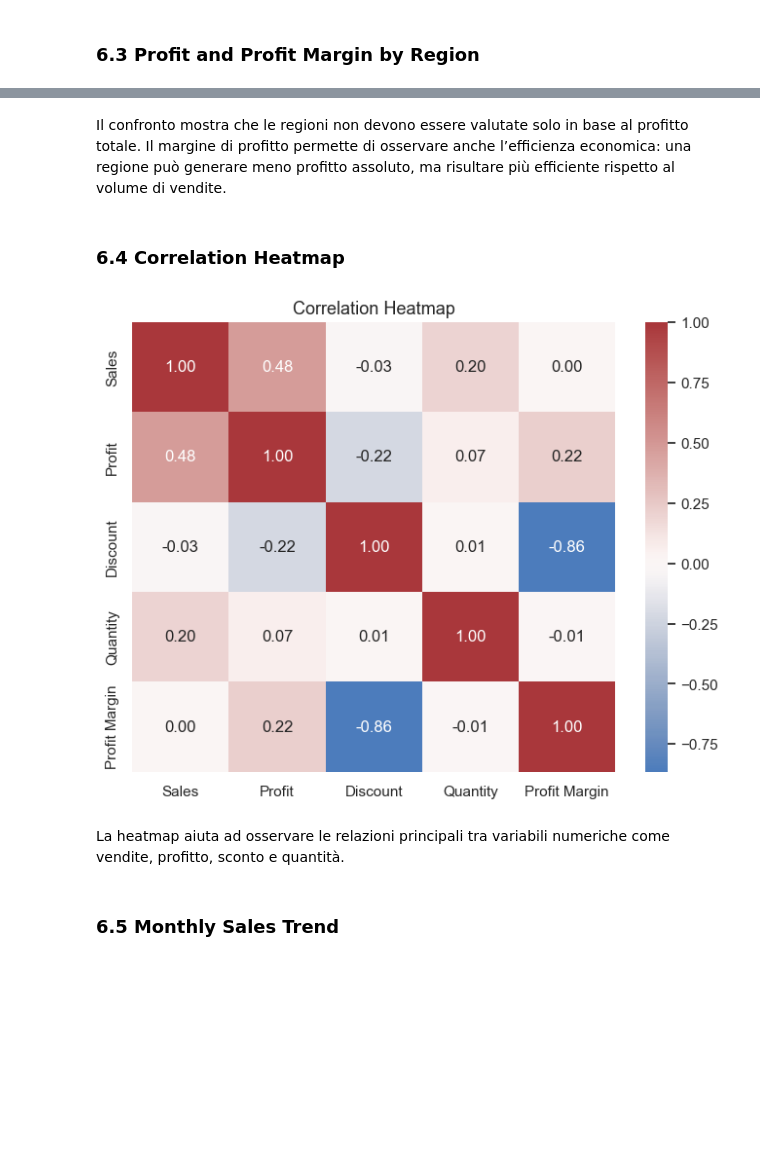
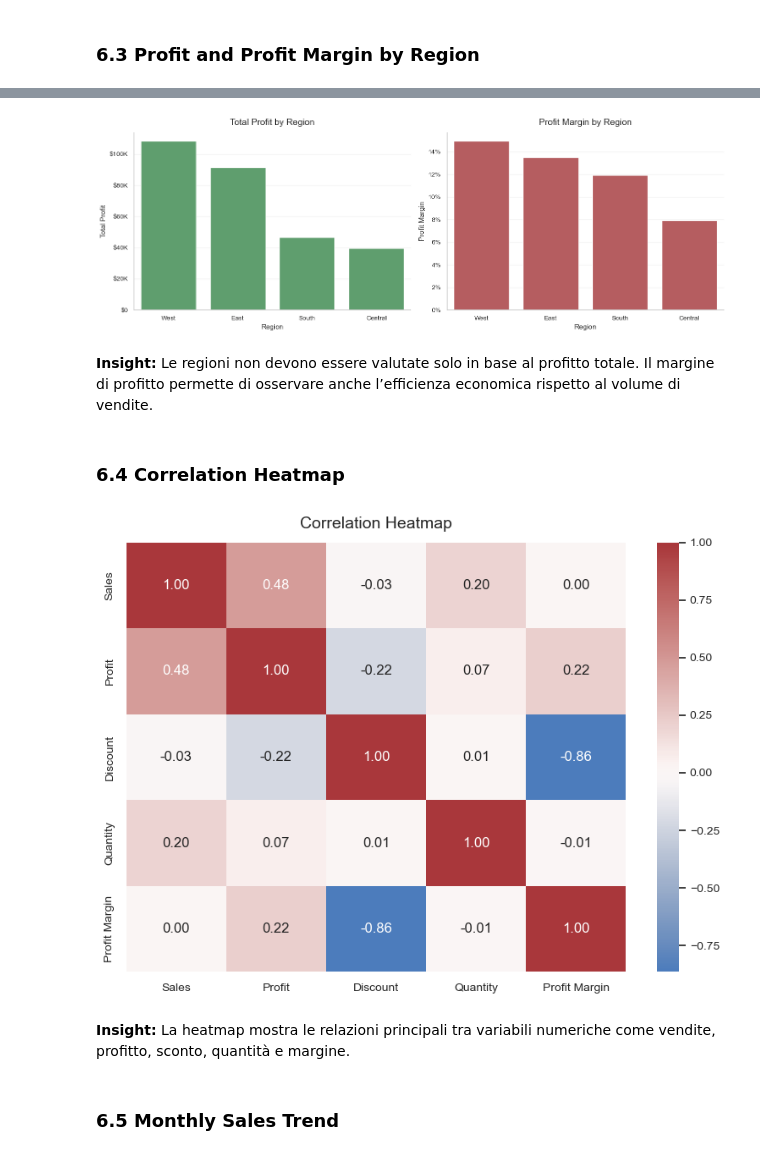
Before and after one commit to Victorrodas98/superstore-analysis-project-develhope, a Jupyter notebook: analysis_superstore_v3.ipynb, the cells around one changed output, grey strips where cells are left out. Drawn from its saved outputs; the diff is of its cells as text; code cells hidden in the pictures; blank space fills up the shorter version.

```diff
--- a/analysis_superstore_v3.ipynb
+++ b/analysis_superstore_v3.ipynb
@@ -402,18 +428,74 @@ plt.show()
+# %%
+region_profit_sorted = region_summary.sort_values(
+    "Total_Profit",
+    ascending=False
+)
+
+region_margin_sorted = region_summary.sort_values(
+    "Profit_Margin_Percent",
+    ascending=False
+)
+
+fig, axes = plt.subplots(1, 2, figsize=(14, 5))
+
+sns.barplot(
+    data=region_profit_sorted,
+    x="Region",
+    y="Total_Profit",
+    ax=axes[0],
+    color=SECONDARY_COLOR
+)
+
+axes[0].set_title("Total Profit by Region", pad=12)
+axes[0].set_xlabel("Region")
+axes[0].set_ylabel("Total Profit")
+axes[0].yaxis.set_major_formatter(FuncFormatter(format_usd_millions))
+axes[0].grid(axis="y", alpha=0.3)
+
+sns.barplot(
+    data=region_margin_sorted,
+    x="Region",
+    y="Profit_Margin_Percent",
+    ax=axes[1],
+    color=ACCENT_COLOR
+)
+
+axes[1].set_title("Profit Margin by Region", pad=12)
+axes[1].set_xlabel("Region")
+axes[1].set_ylabel("Profit Margin")
+axes[1].yaxis.set_major_formatter(FuncFormatter(format_percent))
+axes[1].grid(axis="y", alpha=0.3)
+
+plt.tight_layout()
+plt.show()
+# %% [output]
+[figure, added]
 # %% [markdown]
-Il confronto mostra che le regioni non devono essere valutate solo in base al profitto totale. Il margine di profitto permette di osservare anche l’efficienza economica: una regione può generare meno profitto assoluto, ma risultare più efficiente rispetto al volume di vendite.
+**Insight:** Le regioni non devono essere valutate solo in base al profitto totale. Il margine di profitto permette di osservare anche l’efficienza economica rispetto al volume di vendite.
 # %% [markdown]
 ### 6.4 Correlation Heatmap
-# %%
-correlation_columns = ["Sales", "Profit", "Discount", "Quantity", "Profit Margin"]
-correlation_matrix = clean_df[correlation_columns].corr()
-
-plt.figure(figsize=(8, 6))
-sns.heatmap(correlation_matrix, annot=True, fmt=".2f", cmap="vlag", center=0)
-plt.title("Correlation Heatmap")
-plt.show()
-# %% [output]
-[figure, removed]
+# %%
+correlation_columns = ["Sales", "Profit", "Discount", "Quantity", "Profit Margin"]
+correlation_matrix = clean_df[correlation_columns].corr()
+
+fig, ax = plt.subplots(figsize=(8, 6))
+
+sns.heatmap(
+    correlation_matrix,
+    annot=True,
+    fmt=".2f",
+    cmap="vlag",
+    center=0,
+    ax=ax
+)
+
+ax.set_title("Correlation Heatmap", pad=12)
+
+plt.tight_layout()
+plt.show()
+# %% [output]
+[figure, added]
 # %% [markdown]
-La heatmap aiuta ad osservare le relazioni principali tra variabili numeriche come vendite, profitto, sconto e quantità.
+**Insight:** La heatmap mostra le relazioni principali tra variabili numeriche come vendite, profitto, sconto, quantità e margine.
 # %% [markdown]
 ### 6.5 Monthly Sales Trend
```
Also changed, not shown: parts of 26 cells of this notebook, 2 other files.
